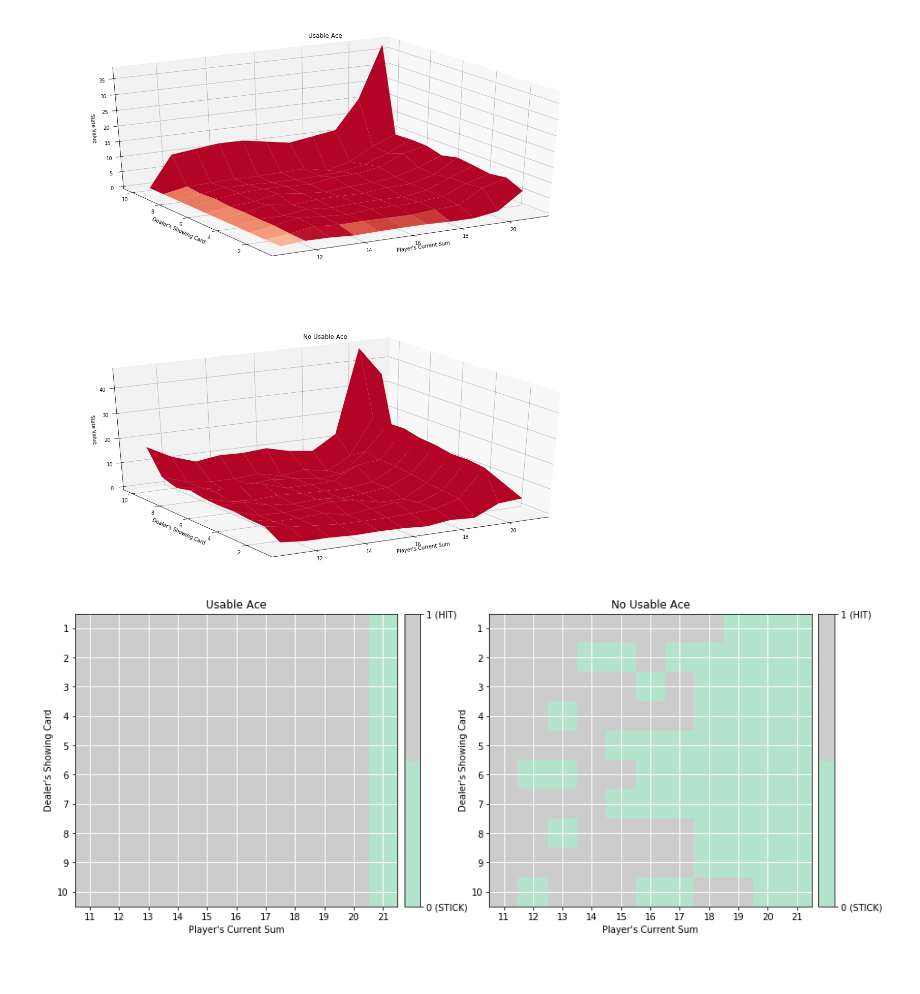
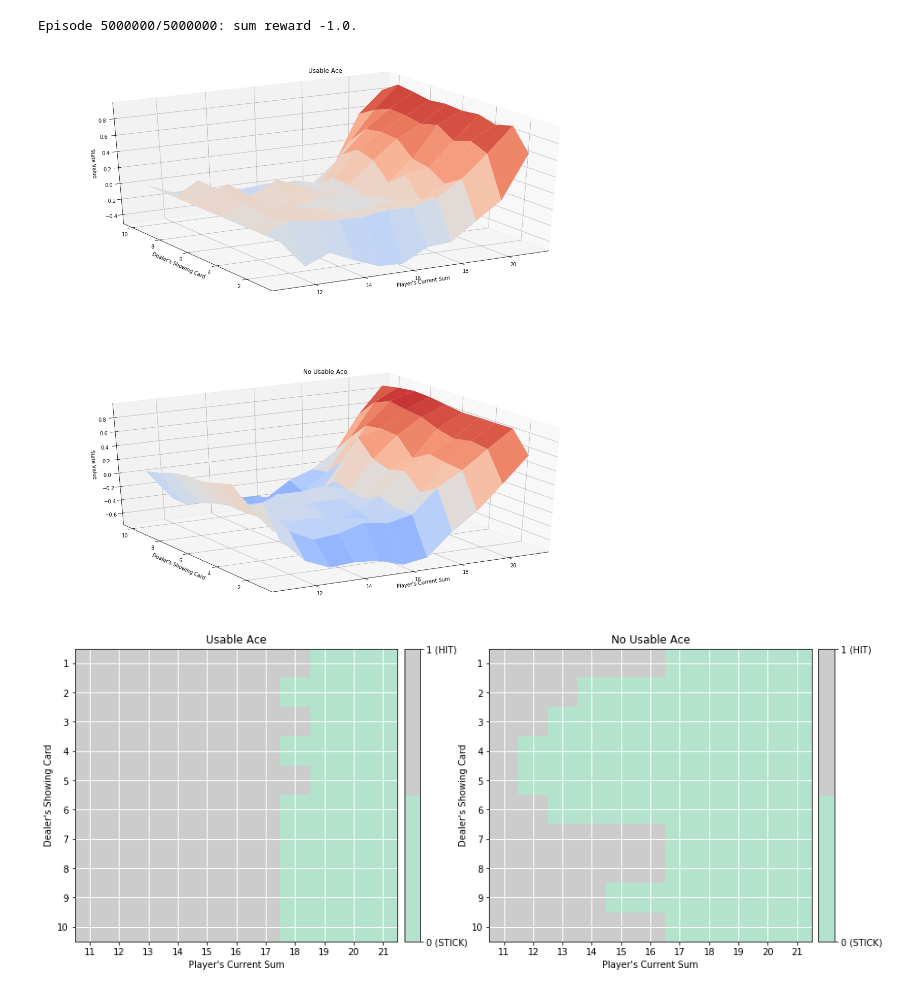
Before and after one commit to andrefmsmith/amsRL_openAIgym, a Jupyter notebook: AMS_Blackjack.ipynb, the cells around one changed output. Saved outputs shown, nothing was run; the diff lists cells and outputs as text; code cells hidden in the pictures.

Commit message:
blackjack working MC
Correct MC implementation, remove TD, implement dict to array conversion and plots

```diff
--- a/AMS_Blackjack.ipynb
+++ b/AMS_Blackjack.ipynb
@@ -15,30 +9,25 @@ Discrete(2)
 # %%
-class Agent:
+class Agent():
 
-    def __init__(self, nA=2, alpha=0.05, gamma=1.0, epsilon=1.0, epsilon_decay=.9999, epsilon_min=.05):
+    def __init__(self, nA=2, epsilon=1, epsilon_d=0.99999, epsilon_m = 0.05, alpha=0.015, gamma=1.0):
         self.nA = nA
+        self.epsilon = epsilon
+        self.epsilon_d = epsilon_d
+        self.epsilon_m = epsilon_m
         self.alpha = alpha
         self.gamma = gamma
-        self.epsilon = epsilon
-        self.epsilon_decay = epsilon_decay
-        self.epsilon_min = epsilon_min
         self.Q = defaultdict(lambda: np.zeros(nA))
 
     def select_action(self, state):
-        probabilities = np.ones(self.nA) * self.epsilon / self.nA
-        greedy_action = np.argmax(self.Q)
-        probabilities[greedy_action] = 1- self.epsilon + (self.epsilon/self.nA)
-        action = np.random.choice(np.arange(self.nA), p=probabilities)
+        probabilities = np.ones(self.nA)*self.epsilon/self.nA
+        greedy_action = np.argmax(self.Q[state]) if state in Q else env.action_space.sample()
+        probabilities[greedy_action] = 1 - self.epsilon + (self.epsilon/self.nA)
+        action = np.random.choice(self.nA, p=probabilities)
         return action
 
-    def update_q(self, state, action, reward, next_state):
-        next_action = self.select_action(next_state)
-        prev_q = self.Q[state][action]
-        self.Q[state][action] = (1-self.alpha)*prev_q + self.alpha*(reward+self.gamma*np.max(self.Q[next_state]))
-
-    def update_mc(self, states, actions, rewards):
-        discounts = np.array([self.gamma**i for i in range(len(rewards)+1)])
+    def MC_update(self, states, actions, rewards):
+        discounts = np.array([self.gamma**1 for i in range(len(rewards)+1)])
         for i, state in enumerate(states):
-            previous_Q = self.Q[state][actions[i]]
-            self.Q[state][actions[i]] = previous_Q + self.alpha*(sum(rewards[i:]*discounts[:-(1+i)])-previous_Q)
+            old_Q = self.Q[state][actions[i]]
+            self.Q[state][actions[i]] = old_Q + self.alpha*(sum(rewards[i:]*discounts[:-(1+i)]) - old_Q)
 # %%
@@ -201,8 +129,18 @@ V = dict((k,np.max(v)) for k, v in Q_table.items())
-# %%
-plot_blackjack_values(V)
-# %% [output]
-[figure, removed]
-# %%
-plot_policy(policy)
-# %% [output]
-[figure, removed]
+# %%
+agent = Agent()
+Q, policy = MC_blackjack(env, agent, num_episodes=5000000)
+# %% [output]
+Episode 5000000/5000000: sum reward -1.0.
+# %%
+# obtain the corresponding state-value function
+V = dict((k,np.max(v)) for k, v in Q.items())
+
+# plot the state-value function
+plot_blackjack_values(V)
+# %% [output]
+[figure, added]
+# %%
+# plot the policy
+plot_policy(policy)
+# %% [output]
+[figure, added]
```
Also changed, not shown: parts of 7 cells of this notebook.
